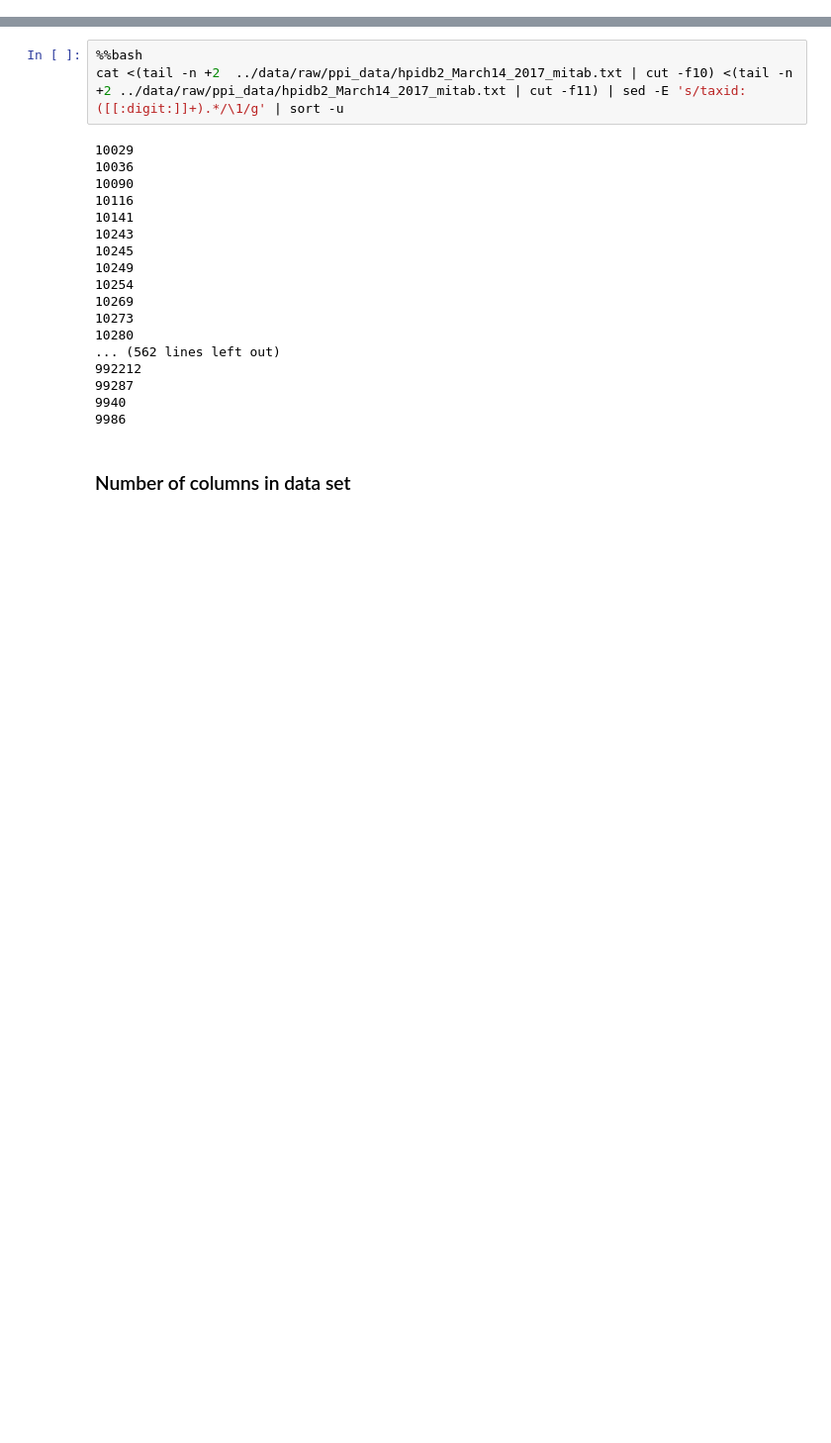
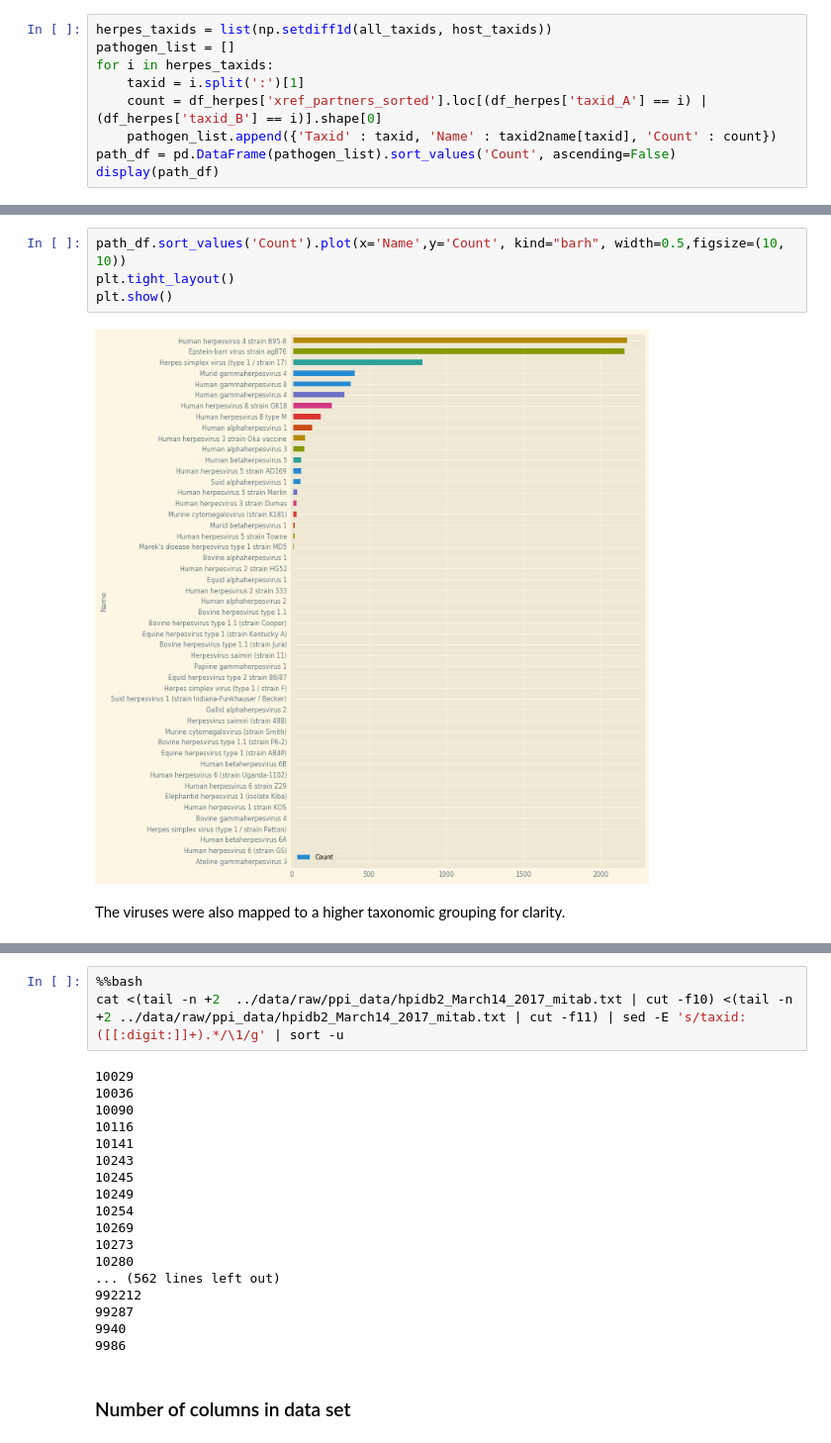
Before and after one commit to pmoris/host-pathogen-ppi-analysis, a Jupyter notebook: notebooks/data-exploration.ipynb, the cells around one changed output, grey strips where cells are left out. Shown: that part at 99% size. Saved outputs shown, nothing was run; the diff lists cells and outputs as text; blank space fills up the shorter version.

```diff
--- a/notebooks/data-exploration.ipynb
+++ b/notebooks/data-exploration.ipynb
@@ -6,0 +307,9 @@
+# %%
+herpes_taxids = list(np.setdiff1d(all_taxids, host_taxids))
+pathogen_list = []
+for i in herpes_taxids:
+    taxid = i.split(':')[1]
+    count = df_herpes['xref_partners_sorted'].loc[(df_herpes['taxid_A'] == i) | (df_herpes['taxid_B'] == i)].shape[0]
+    pathogen_list.append({'Taxid' : taxid, 'Name' : taxid2name[taxid], 'Count' : count})
+path_df = pd.DataFrame(pathogen_list).sort_values('Count', ascending=False)
+display(path_df)
@@ -6,0 +334,8 @@
+# %%
+path_df.sort_values('Count').plot(x='Name',y='Count', kind="barh", width=0.5,figsize=(10, 10))
+plt.tight_layout()
+plt.show()
+# %% [output]
+[figure, added]
+# %% [markdown]
+The viruses were also mapped to a higher taxonomic grouping for clarity.
```
Also changed, not shown: parts of 61 cells of this notebook.
